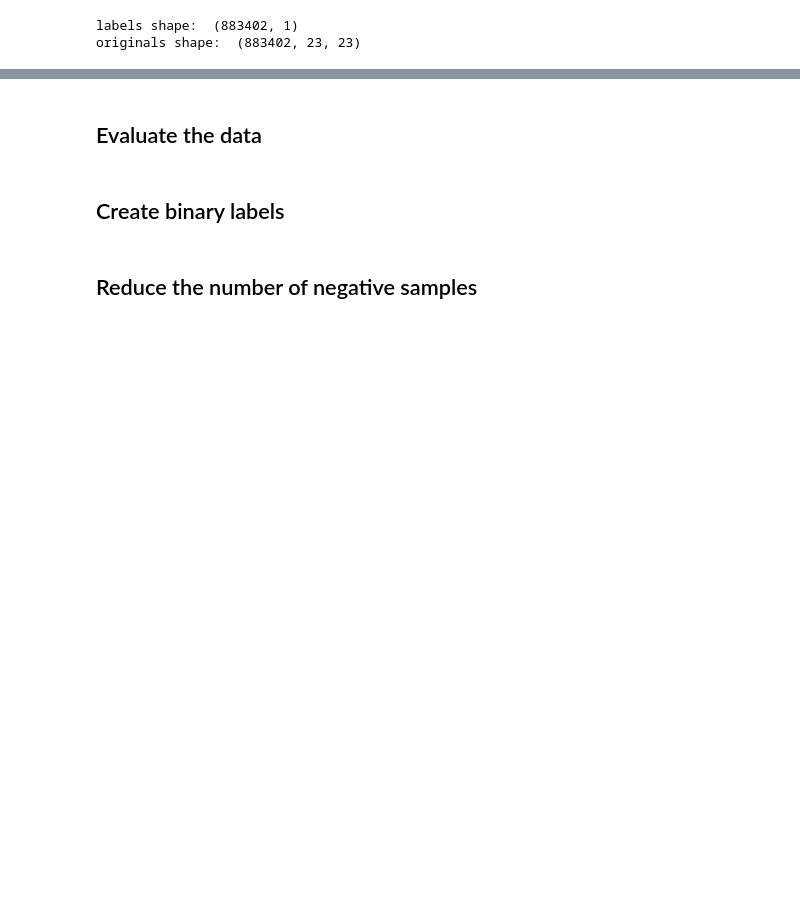
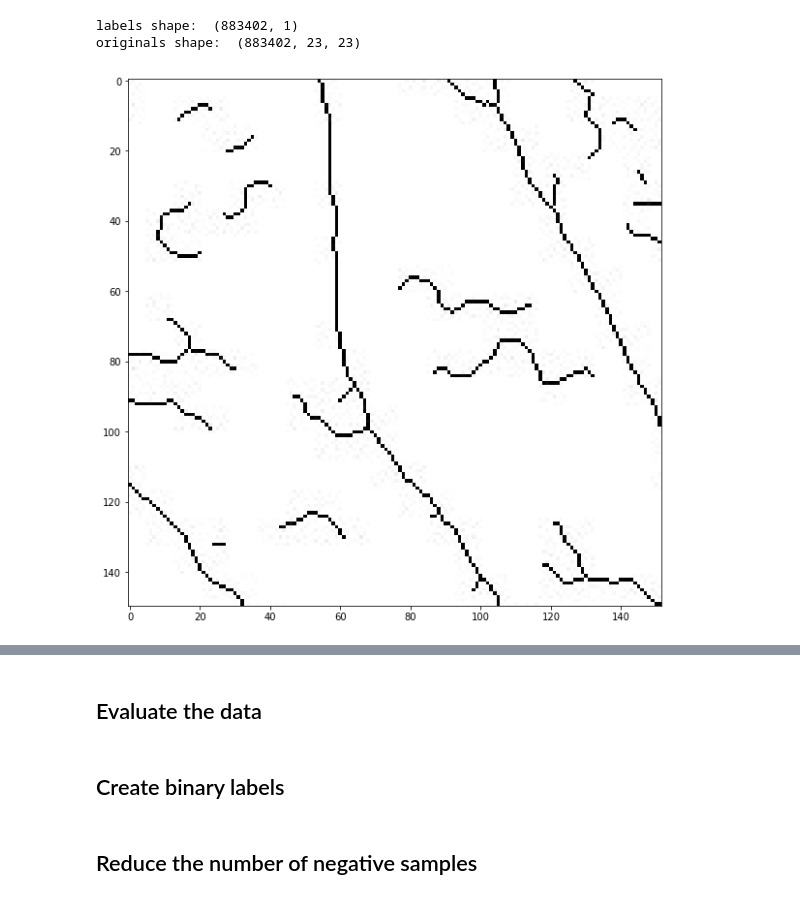
Before and after one commit to vlada-rozova/vessel-detection, a Jupyter notebook: preprocess_data.ipynb, the cells around one changed output, grey strips where cells are left out. Drawn from its saved outputs; the diff is of its cells as text; code cells hidden in the pictures; blank space fills up the shorter version.

```diff
--- a/preprocess_data.ipynb
+++ b/preprocess_data.ipynb
@@ -95,0 +40,4 @@ plot_patches_without_overlap(originals[:49, :, :], nrows = 7, ncols = 7, patch_s
+# %%
+load_data.plot_skeleton(labels[252720:275520, 0], 172, 174, 23)
+# %% [output]
+[figure, added]
```
Also changed, not shown: parts of 6 cells of this notebook.
